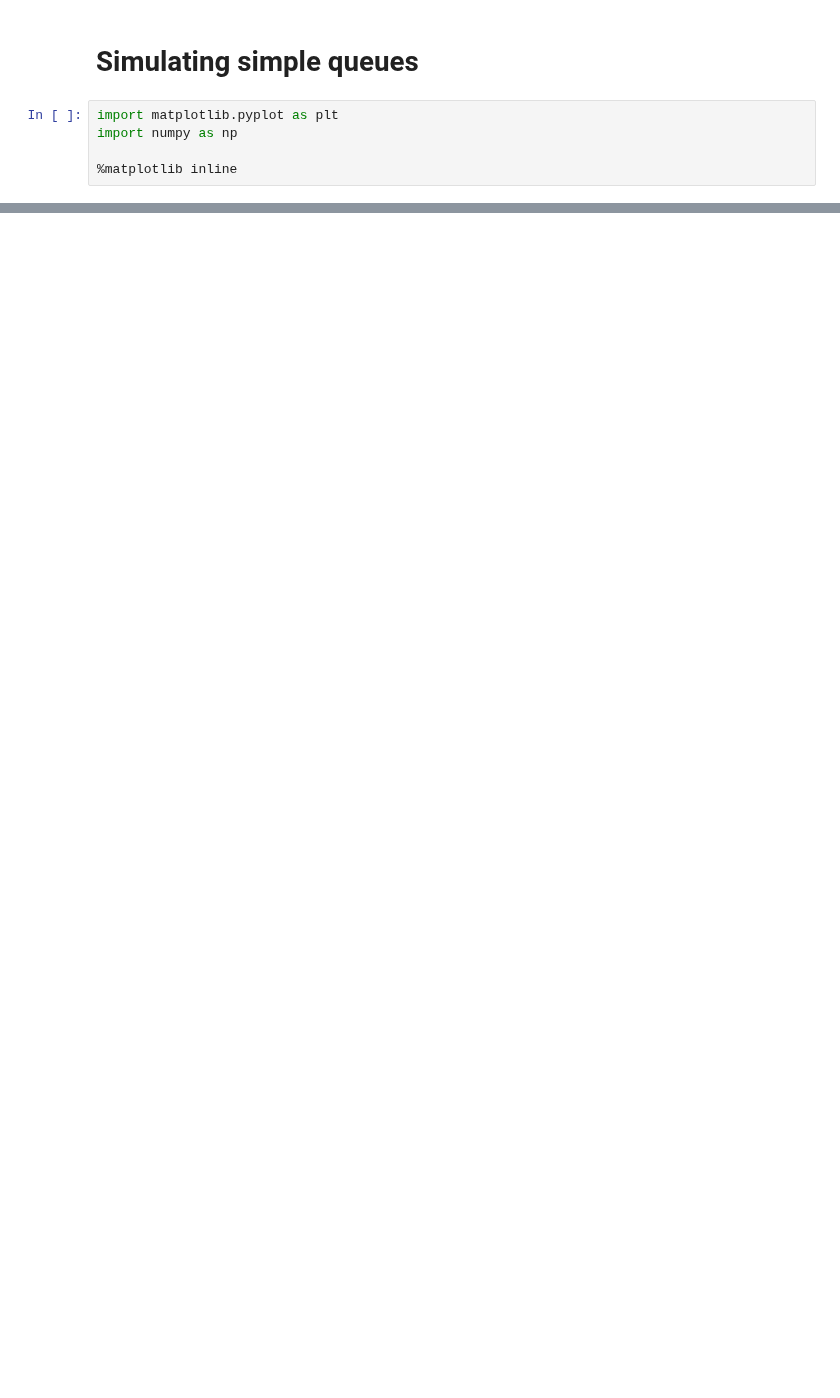
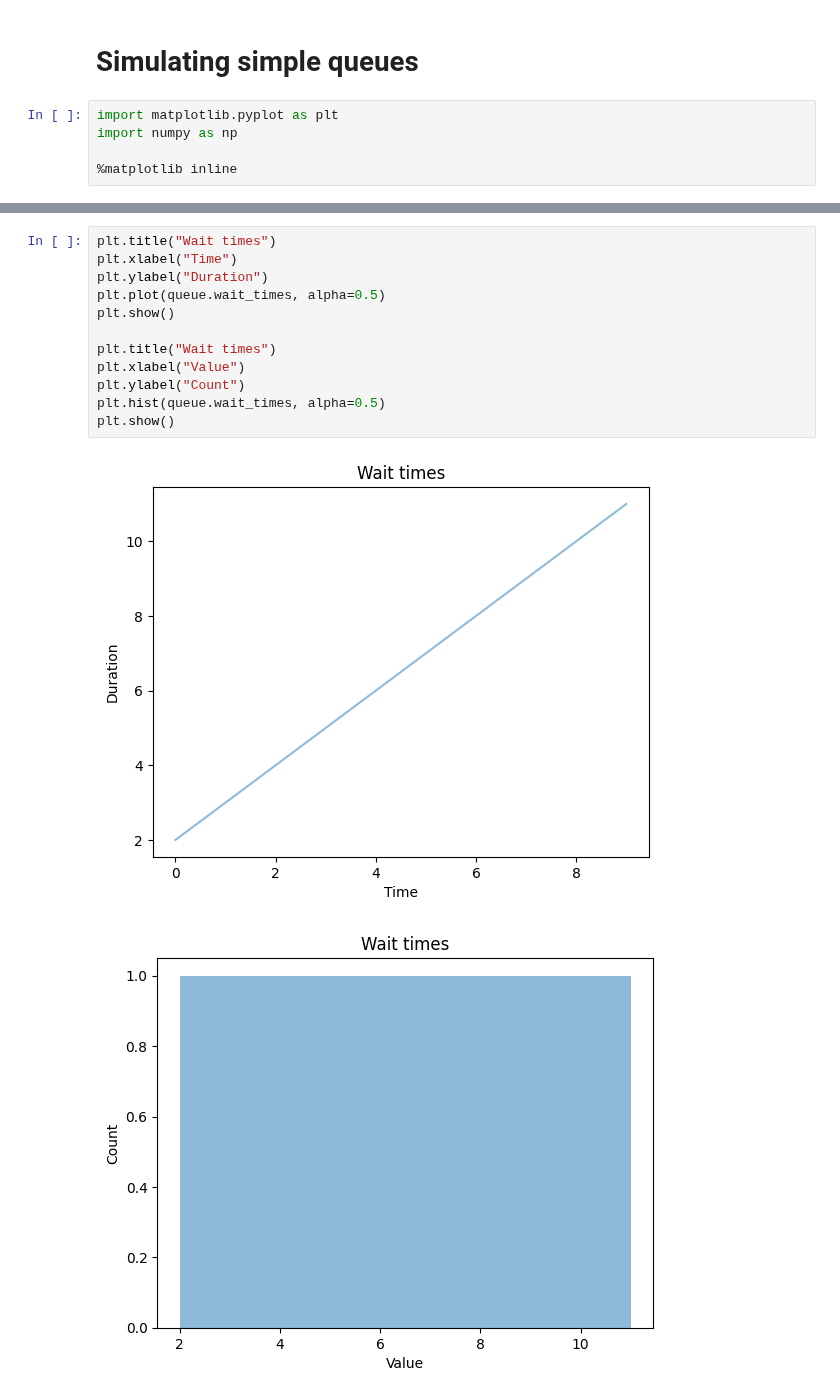
Before and after one commit to gitaroktato/queue-model-in-python, a Jupyter notebook: Untitled.ipynb, the cells around one changed output, grey strips where cells are left out. Drawn from its saved outputs; the diff is of its cells as text; blank space fills up the shorter version.

```diff
--- a/Untitled.ipynb
+++ b/Untitled.ipynb
@@ -60,0 +60,15 @@ plt.hist(queue.departure_times, alpha=0.5)
+# %%
+plt.title("Wait times")
+plt.xlabel("Time")
+plt.ylabel("Duration")
+plt.plot(queue.wait_times, alpha=0.5)
+plt.show()
+
+plt.title("Wait times")
+plt.xlabel("Value")
+plt.ylabel("Count")
+plt.hist(queue.wait_times, alpha=0.5)
+plt.show()
+# %% [output]
+[figure, added]
+[figure, added]
```
Also changed, not shown: parts of 7 cells of this notebook, 2 other files.
